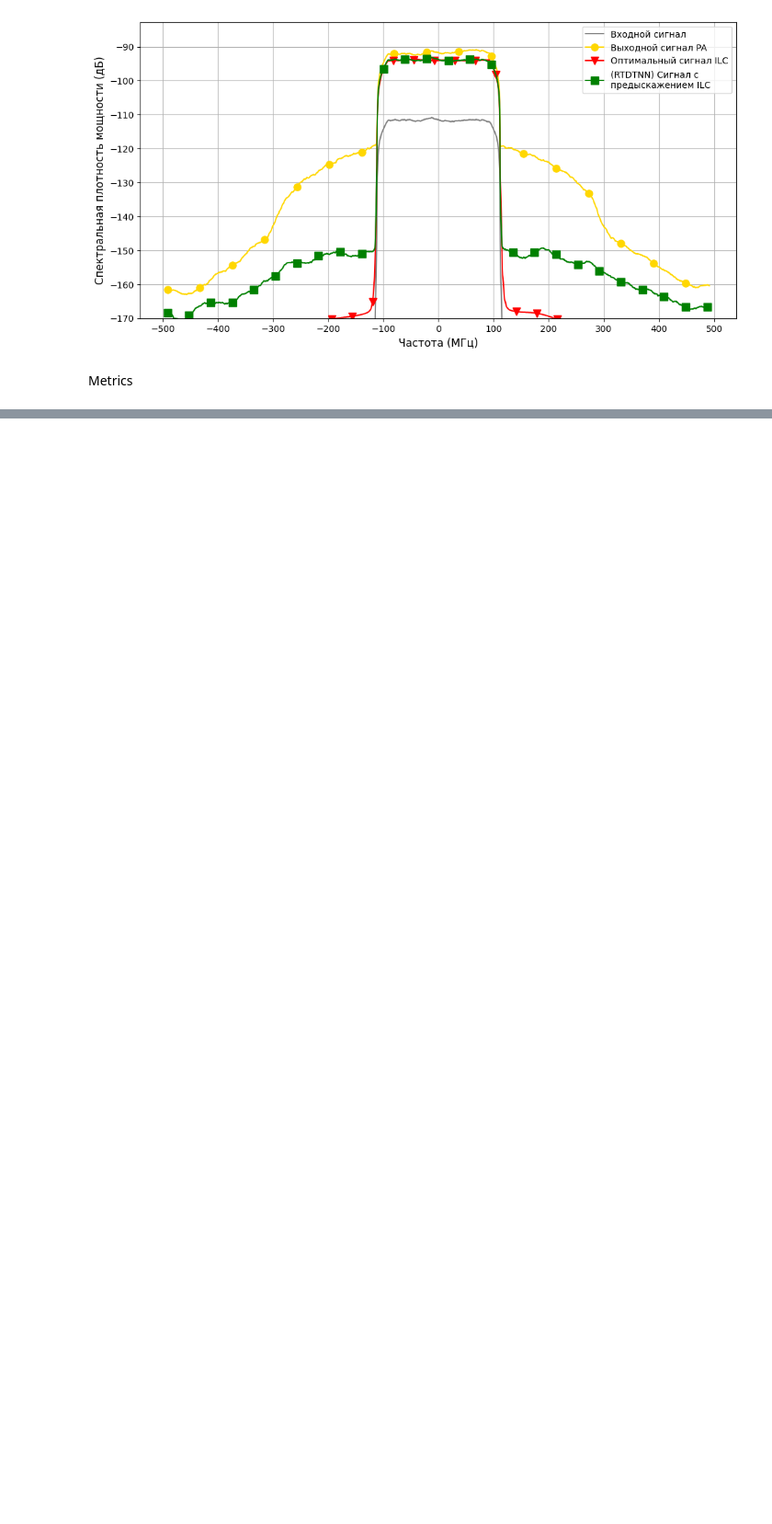
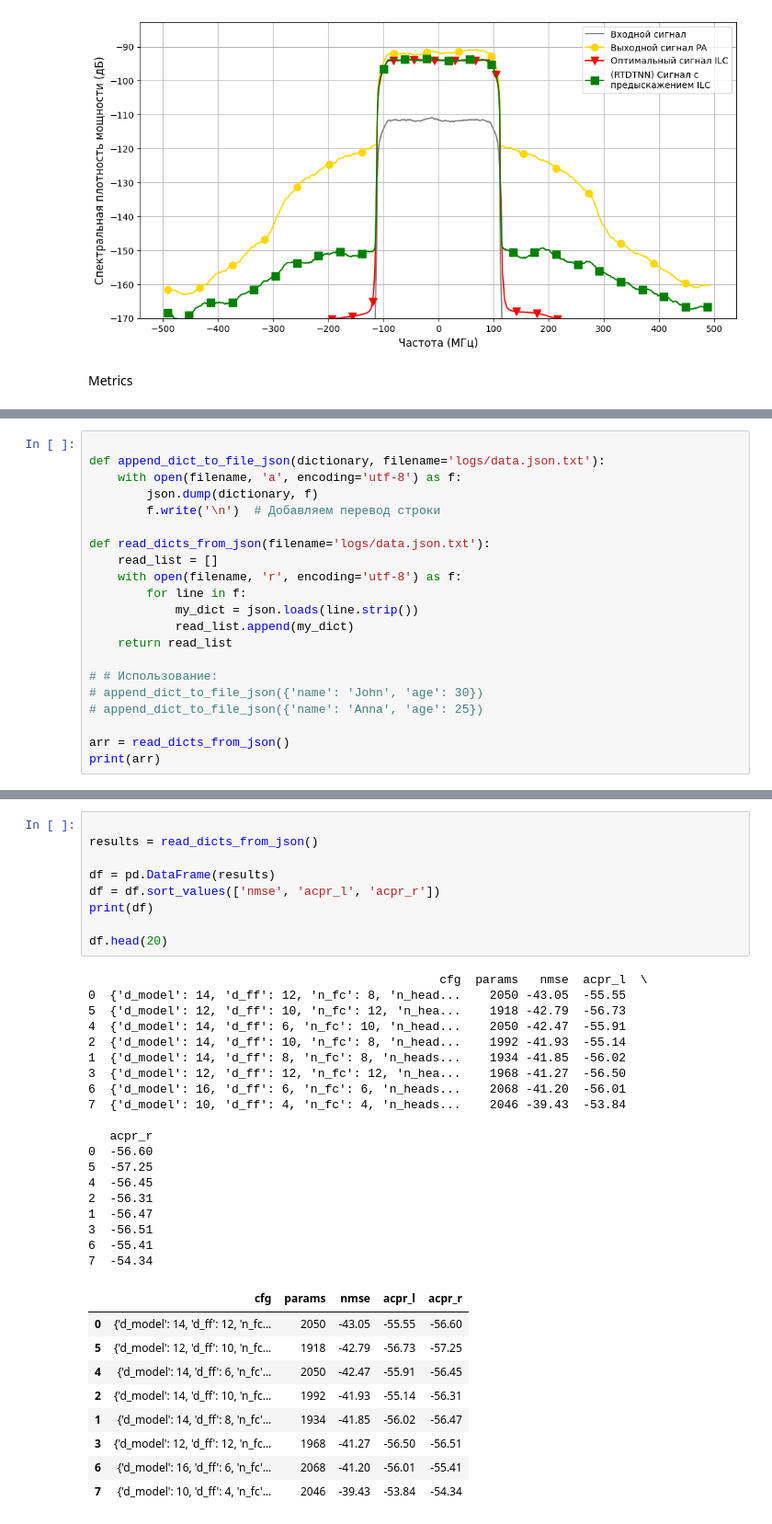
Before and after one commit to pasmornov-m/DPD_Research, a Jupyter notebook: dev_nn_transformer.ipynb, the cells around one changed output, grey strips where cells are left out. Shown at 92% size. Saved outputs shown, nothing was run; the diff lists cells and outputs as text; blank space fills up the shorter version.

```diff
--- a/dev_nn_transformer.ipynb
+++ b/dev_nn_transformer.ipynb
@@ -346,0 +363,21 @@ u_k_pa_acpr: [-87.86004289 -87.47125539]
+# %%
+
+def append_dict_to_file_json(dictionary, filename='logs/data.json.txt'):
+    with open(filename, 'a', encoding='utf-8') as f:
+        json.dump(dictionary, f)
+        f.write('\n')  # Добавляем перевод строки
+
+def read_dicts_from_json(filename='logs/data.json.txt'):
+    read_list = []
+    with open(filename, 'r', encoding='utf-8') as f:
+        for line in f:
+            my_dict = json.loads(line.strip())
+            read_list.append(my_dict)
+    return read_list
+
+# # Использование:
+# append_dict_to_file_json({'name': 'John', 'age': 30})
+# append_dict_to_file_json({'name': 'Anna', 'age': 25})
+
+arr = read_dicts_from_json()
+print(arr)
@@ -346,0 +575,38 @@ u_k_pa_acpr: [-87.86004289 -87.47125539]
+# %%
+
+results = read_dicts_from_json()
+
+df = pd.DataFrame(results)
+df = df.sort_values(['nmse', 'acpr_l', 'acpr_r'])
+print(df)
+
+df.head(20)
+# %% [output]
+                                                 cfg  params   nmse  acpr_l  \
+0  {'d_model': 14, 'd_ff': 12, 'n_fc': 8, 'n_head...    2050 -43.05  -55.55
+5  {'d_model': 12, 'd_ff': 10, 'n_fc': 12, 'n_hea...    1918 -42.79  -56.73
+4  {'d_model': 14, 'd_ff': 6, 'n_fc': 10, 'n_head...    2050 -42.47  -55.91
+2  {'d_model': 14, 'd_ff': 10, 'n_fc': 8, 'n_head...    1992 -41.93  -55.14
+1  {'d_model': 14, 'd_ff': 8, 'n_fc': 8, 'n_heads...    1934 -41.85  -56.02
+3  {'d_model': 12, 'd_ff': 12, 'n_fc': 12, 'n_hea...    1968 -41.27  -56.50
+6  {'d_model': 16, 'd_ff': 6, 'n_fc': 6, 'n_heads...    2068 -41.20  -56.01
+7  {'d_model': 10, 'd_ff': 4, 'n_fc': 4, 'n_heads...    2046 -39.43  -53.84
+
+   acpr_r
+0  -56.60
+5  -57.25
+4  -56.45
+2  -56.31
+1  -56.47
+3  -56.51
+6  -55.41
+7  -54.34
+|  | cfg | params | nmse | acpr_l | acpr_r |
+| 0 | {'d_model': 14, 'd_ff': 12, 'n_fc... | 2050 | -43.05 | -55.55 | -56.60 |
+| 5 | {'d_model': 12, 'd_ff': 10, 'n_fc... | 1918 | -42.79 | -56.73 | -57.25 |
+| 4 | {'d_model': 14, 'd_ff': 6, 'n_fc'... | 2050 | -42.47 | -55.91 | -56.45 |
+| 2 | {'d_model': 14, 'd_ff': 10, 'n_fc... | 1992 | -41.93 | -55.14 | -56.31 |
+| 1 | {'d_model': 14, 'd_ff': 8, 'n_fc'... | 1934 | -41.85 | -56.02 | -56.47 |
+| 3 | {'d_model': 12, 'd_ff': 12, 'n_fc... | 1968 | -41.27 | -56.50 | -56.51 |
+| 6 | {'d_model': 16, 'd_ff': 6, 'n_fc'... | 2068 | -41.20 | -56.01 | -55.41 |
+| 7 | {'d_model': 10, 'd_ff': 4, 'n_fc'... | 2046 | -39.43 | -53.84 | -54.34 |
```
Also changed, not shown: parts of 11 cells of this notebook, 51 other files.
